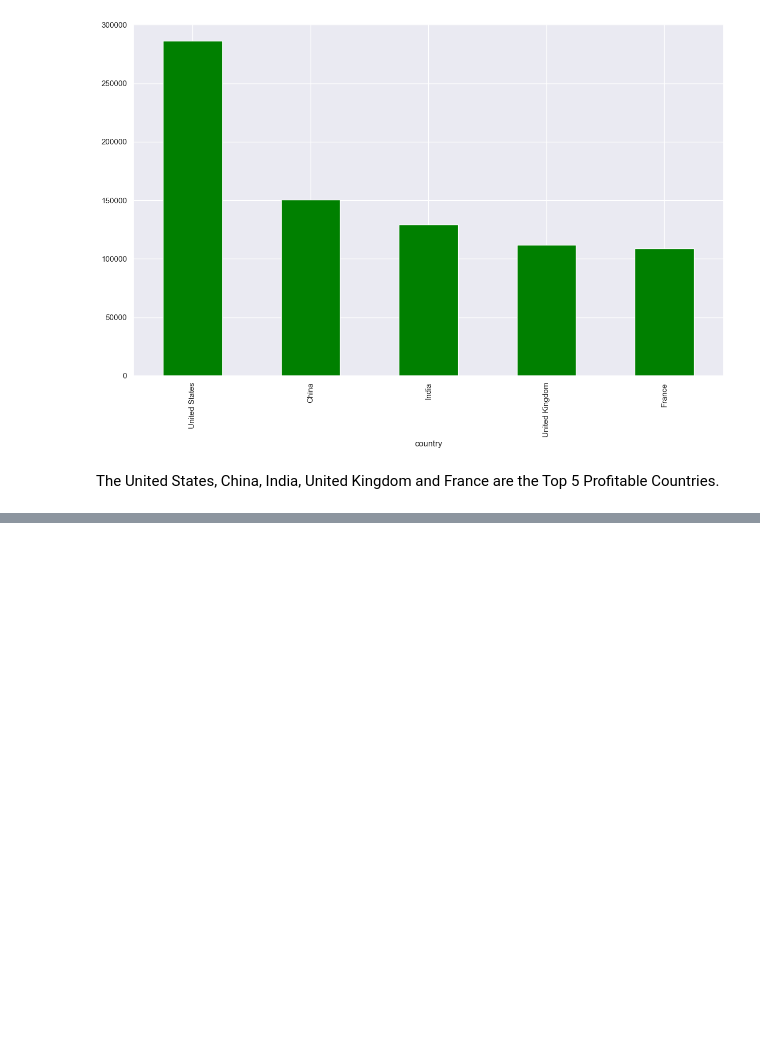
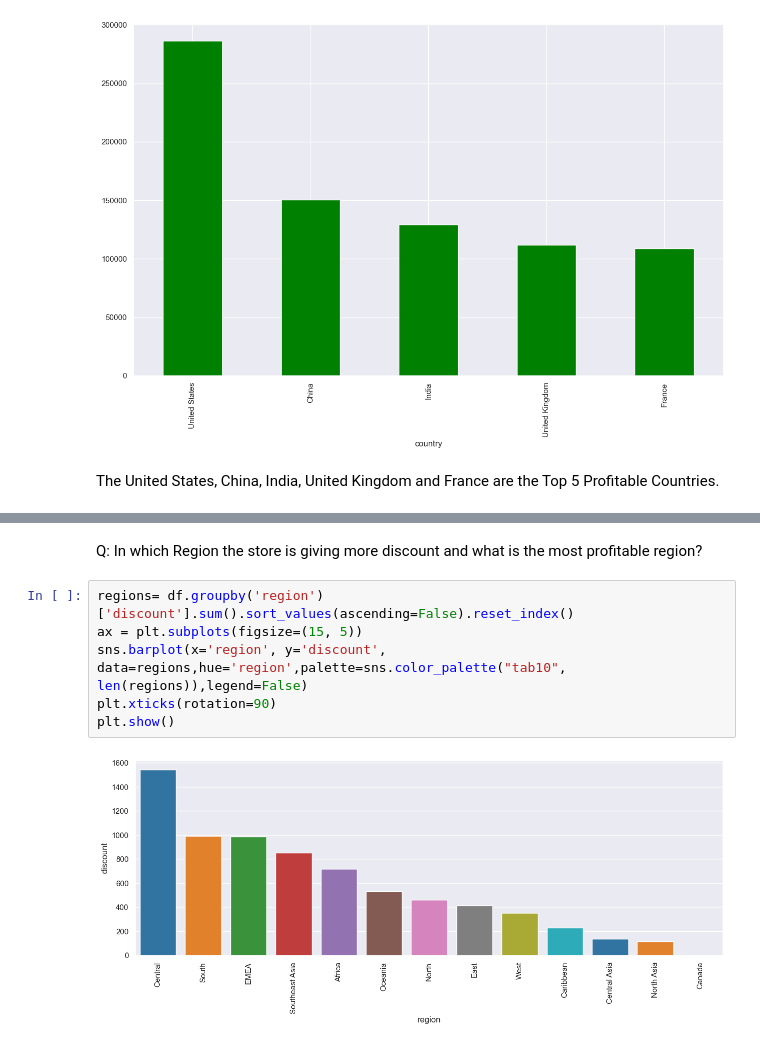
Before and after one commit to sachinratewal01/Sales-Performance-Customer-Insights-Analysis, a Jupyter notebook: python.ipynb, the cells around one changed output, grey strips where cells are left out. Cells and saved outputs as stored; diff of their text form; blank space fills up the shorter version.

```diff
--- a/python.ipynb
+++ b/python.ipynb
@@ -528,0 +575,10 @@ The United States, China, India, United Kingdom and France are the Top 5 Profita
+# %% [markdown]
+Q: In which Region the store is giving more discount and what is the most profitable region?
+# %%
+regions= df.groupby('region')['discount'].sum().sort_values(ascending=False).reset_index()
+ax = plt.subplots(figsize=(15, 5))
+sns.barplot(x='region', y='discount', data=regions,hue='region',palette=sns.color_palette("tab10", len(regions)),legend=False)
+plt.xticks(rotation=90)
+plt.show()
+# %% [output]
+[figure, added]
```
Also changed, not shown: parts of 10 cells of this notebook.
